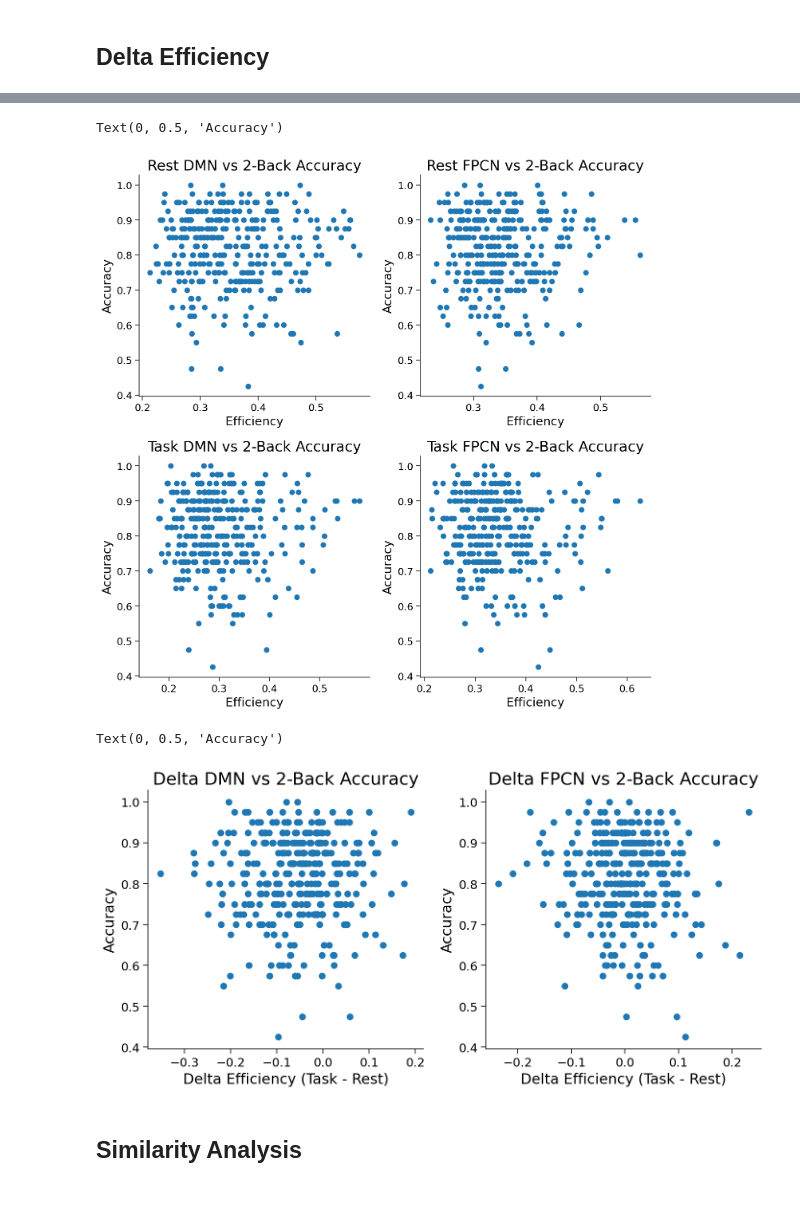
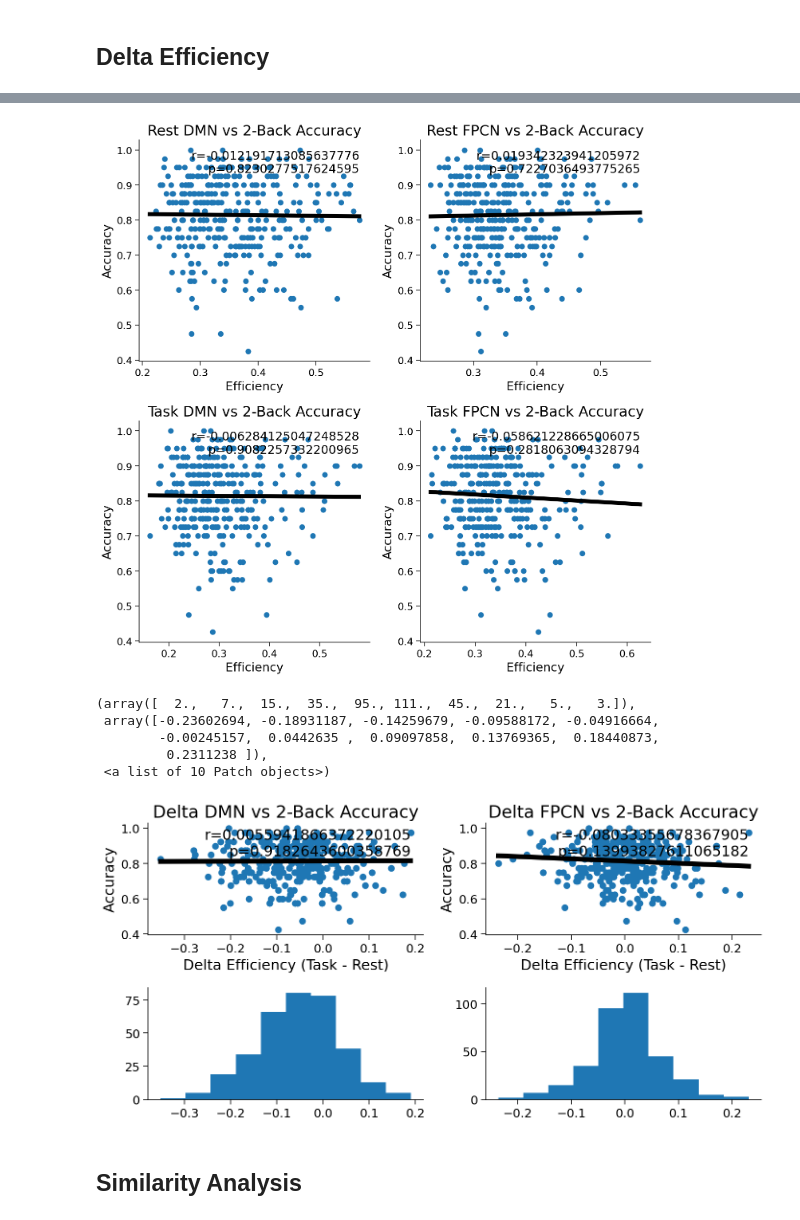
Before and after one commit to darsnack/nma-project, a Jupyter notebook: load_hcp_task.ipynb, the cells around one changed output, grey strips where cells are left out. Drawn from its saved outputs; the diff is of its cells as text; code cells hidden in the pictures.

```diff
--- a/load_hcp_task.ipynb
+++ b/load_hcp_task.ipynb
@@ -593,6 +593,13 @@ print(subj_accuracy[my_subj])
 0.75
 # %% [markdown]
 # Results
+# %%
+def regression_plot(x,y, ax):
+  regresults = scipy.stats.linregress(x,y)
+  xrange = np.arange(np.min(x),np.max(x),0.001)
+  yrange = regresults.slope*xrange + regresults.intercept
+  ax.plot(xrange,yrange,linewidth=5,color='k')
+  ax.text(np.max(x),np.max(y),f"r={regresults.rvalue}\np={regresults.pvalue}",horizontalalignment='right',verticalalignment='top')
 # %% [markdown]
 ## Delta Efficiency
 # %%
@@ -657,38 +667,50 @@ ax1.scatter(global_eff_rest['Default'], subj_accuracy)
 ax1.title.set_text('Rest DMN vs 2-Back Accuracy')
 ax1.xaxis.set_label_text('Efficiency')
 ax1.yaxis.set_label_text('Accuracy')
+regression_plot(global_eff_rest['Default'], subj_accuracy,ax1)
 ax2.scatter(global_eff_rest['Frontopariet'], subj_accuracy)
 ax2.title.set_text('Rest FPCN vs 2-Back Accuracy')
 ax2.xaxis.set_label_text('Efficiency')
 ax2.yaxis.set_label_text('Accuracy')
+regression_plot(global_eff_rest['Frontopariet'], subj_accuracy,ax2)
 ax3.scatter(global_eff_task['Default'], subj_accuracy)
 ax3.title.set_text('Task DMN vs 2-Back Accuracy')
 ax3.xaxis.set_label_text('Efficiency')
 ax3.yaxis.set_label_text('Accuracy')
+regression_plot(global_eff_task['Default'], subj_accuracy,ax3)
 ax4.scatter(global_eff_task['Frontopariet'], subj_accuracy)
 ax4.title.set_text('Task FPCN vs 2-Back Accuracy')
 ax4.xaxis.set_label_text('Efficiency')
 ax4.yaxis.set_label_text('Accuracy')
+regression_plot(global_eff_task['Frontopariet'], subj_accuracy,ax4)
 # %% [output]
-Text(0, 0.5, 'Accuracy')
-[figure, old version]
+[figure, new version]
 # %%
 fig = plt.figure(figsize=(10, 5))
-ax1 = fig.add_subplot(121)
-ax2 = fig.add_subplot(122)
-
+ax1 = fig.add_subplot(221)
+ax2 = fig.add_subplot(222)
+ax3 = fig.add_subplot(223)
+ax4 = fig.add_subplot(224)
 
 ax1.scatter(global_eff_diff['Default'], subj_accuracy,)
+regression_plot(global_eff_diff['Default'], subj_accuracy,ax1)
 ax1.title.set_text('Delta DMN vs 2-Back Accuracy')
 ax1.xaxis.set_label_text('Delta Efficiency (Task - Rest)')
 ax1.yaxis.set_label_text('Accuracy')
 ax2.scatter(global_eff_diff['Frontopariet'], subj_accuracy)
+regression_plot(global_eff_diff['Frontopariet'], subj_accuracy,ax2)
 ax2.title.set_text('Delta FPCN vs 2-Back Accuracy')
 ax2.xaxis.set_label_text('Delta Efficiency (Task - Rest)')
 ax2.yaxis.set_label_text('Accuracy')
+ax3.hist(global_eff_diff['Default'])
+ax4.hist(global_eff_diff['Frontopariet'])
 # %% [output]
-Text(0, 0.5, 'Accuracy')
+(array([  2.,   7.,  15.,  35.,  95., 111.,  45.,  21.,   5.,   3.]),
+ array([-0.23602694, -0.18931187, -0.14259679, -0.09588172, -0.04916664,
+        -0.00245157,  0.0442635 ,  0.09097858,  0.13769365,  0.18440873,
+         0.2311238 ]),
+ <a list of 10 Patch objects>)
-[figure, old version]
+[figure, new version]
 # %% [markdown]
 ## Similarity Analysis
 # %%
```
Also changed, not shown: parts of 6 cells of this notebook.
